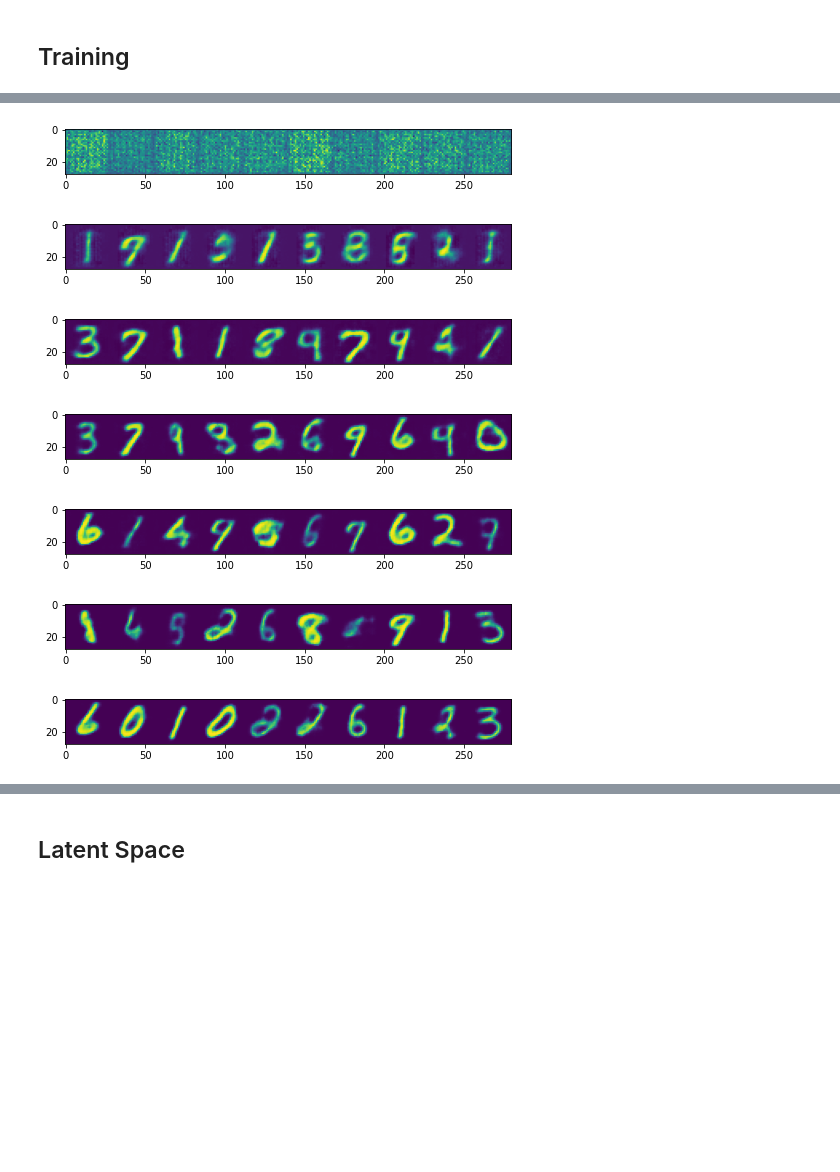
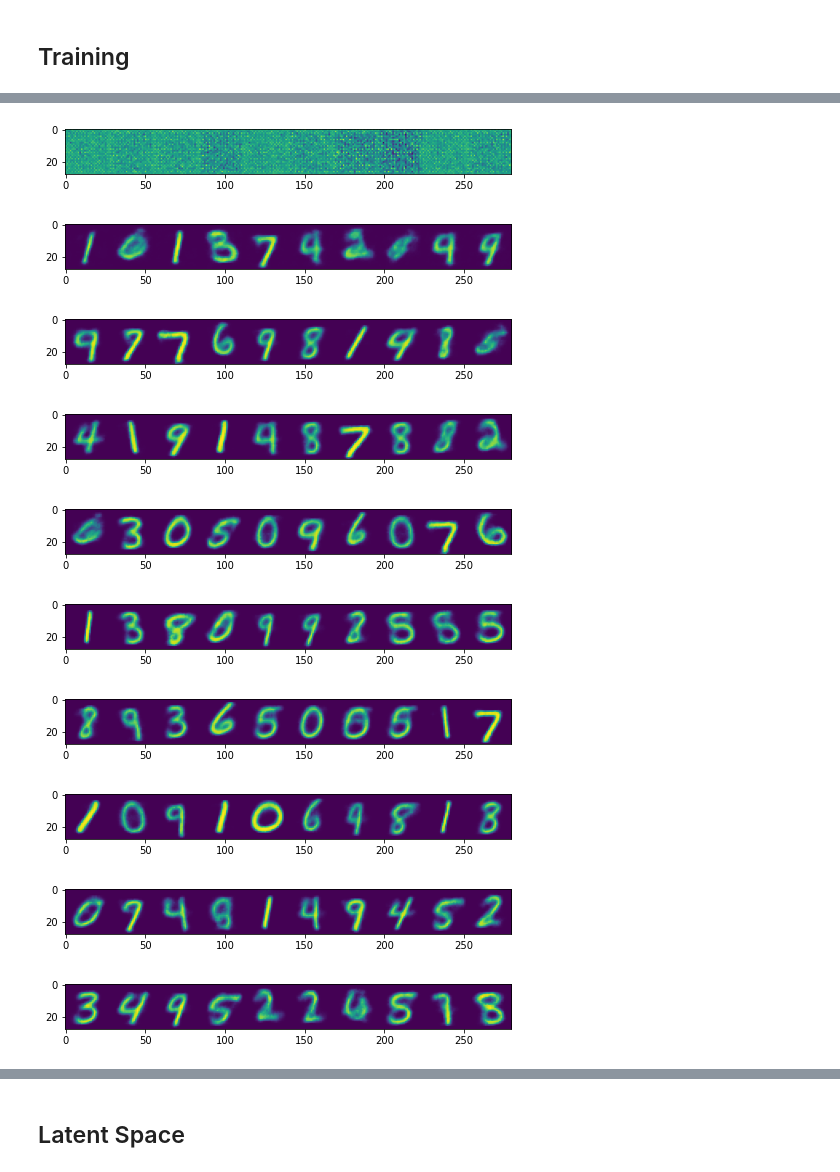
Before and after one commit to ndoll1998/notebooks, a Jupyter notebook: VAE_MNIST.ipynb, the cells around one changed output, grey strips where cells are left out. Cells and saved outputs as stored; diff of their text form; code cells hidden in the pictures; blank space fills up the shorter version.

```diff
--- a/VAE_MNIST.ipynb
+++ b/VAE_MNIST.ipynb
@@ -77,7 +75,7 @@ class VAE(nn.Module):
         x_ = self.decoder(z)
         return x_, mean, variance_log
 # %%
-z_dim = 10
+z_dim = 4
 device = 'cuda:0' if torch.cuda.is_available() else 'cpu'
 print("Using device:", device)
 # create model and optimizer
@@ -108,7 +106,7 @@ show()
 # %%
 # training the auto-encoder
-epochs, v_interval = 2, 300
-beta = 0.2
+epochs, v_interval = 10, 1000
+beta = 0.5
 # losses
 r_losses, kl_losses = [], []
 with tqdm(total=len(train_loader) * epochs) as pbar:
@@ -117,42 +115,45 @@ with tqdm(total=len(train_loader) * epochs) as pbar:
     vae.train()
     for e in range(epochs):
         for i, (x, _) in enumerate(train_loader):
             x = x.to(device)
             # predict and compute loss
             x_, m, v_log = vae(x)
-            r_l = F.binary_cross_entropy(x_, x, reduction='sum')
-            kl_l = beta * (v_log.exp() + m**2 - 1 - v_log).sum()
+            r_l = F.binary_cross_entropy(x_, x) * 28 * 28
+            kl_l = beta * (v_log.exp() + m**2 - 1 - v_log).sum(-1).mean()
             # update parameters
             optim.zero_grad()
             (r_l + kl_l).backward()
             optim.step()
 
             # update losses
             r_losses.append(r_l.item())
             kl_losses.append(kl_l.item())
 
             # visualize reconstructed images
             if (e * len(train_loader) + i) % v_interval == 0:
                 # generate image from reconstructed
                 with torch.no_grad():
                     img = x_[:10, 0, ...].transpose(1, 0).reshape(28, 10 * 28)
                     img = img.cpu().numpy()
                 figsize(8, 1)
                 figure()
                 imshow(img)
                 show()
 
             # progress
             pbar.set_postfix({'r-loss': r_losses[-1], 'kl-loss': kl_losses[-1]})
             pbar.update(1)
 # %% [output]
-[figure, old version]
+[figure, new version]
-[figure, old version]
+[figure, new version]
-[figure, old version]
+[figure, new version]
-[figure, old version]
+[figure, new version]
-[figure, old version]
+[figure, new version]
-[figure, old version]
+[figure, new version]
-[figure, old version]
+[figure, new version]
+[figure, added]
+[figure, added]
+[figure, added]
 # %%
 # plot losses
 figsize(16, 8)
```
Also changed, not shown: parts of 9 cells of this notebook.
